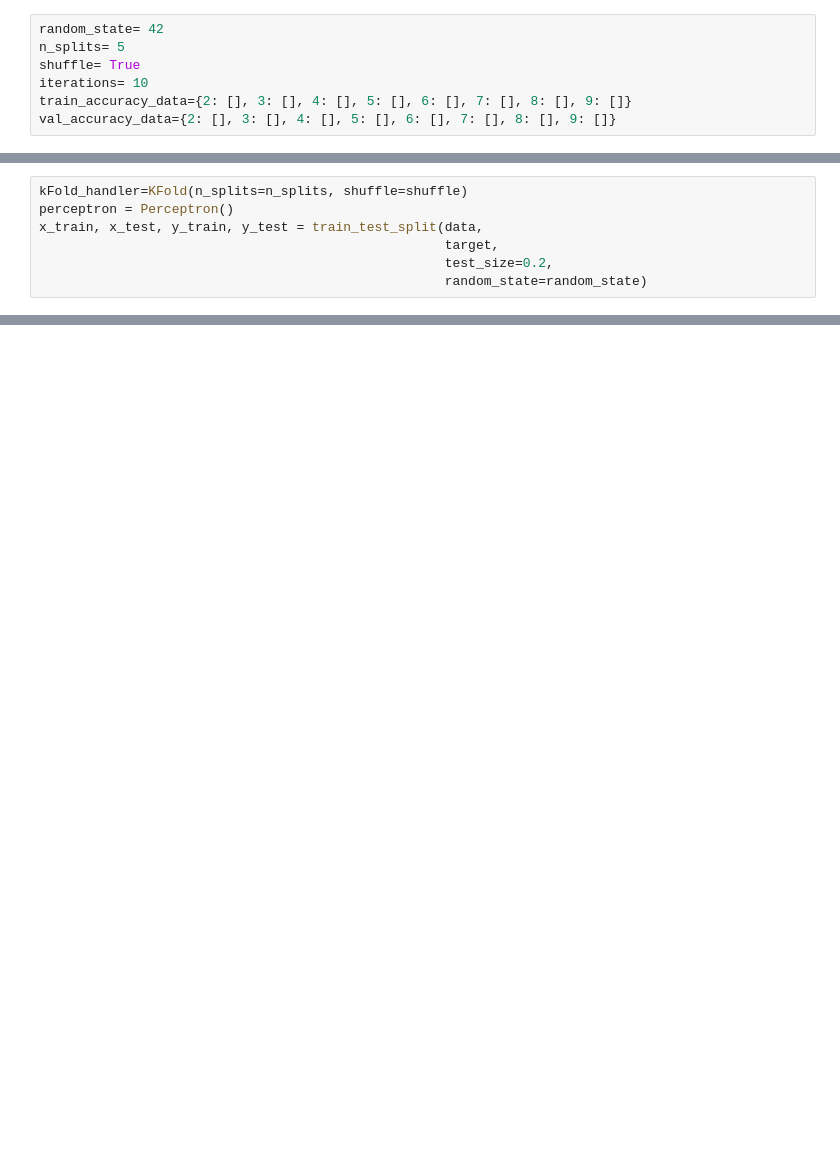
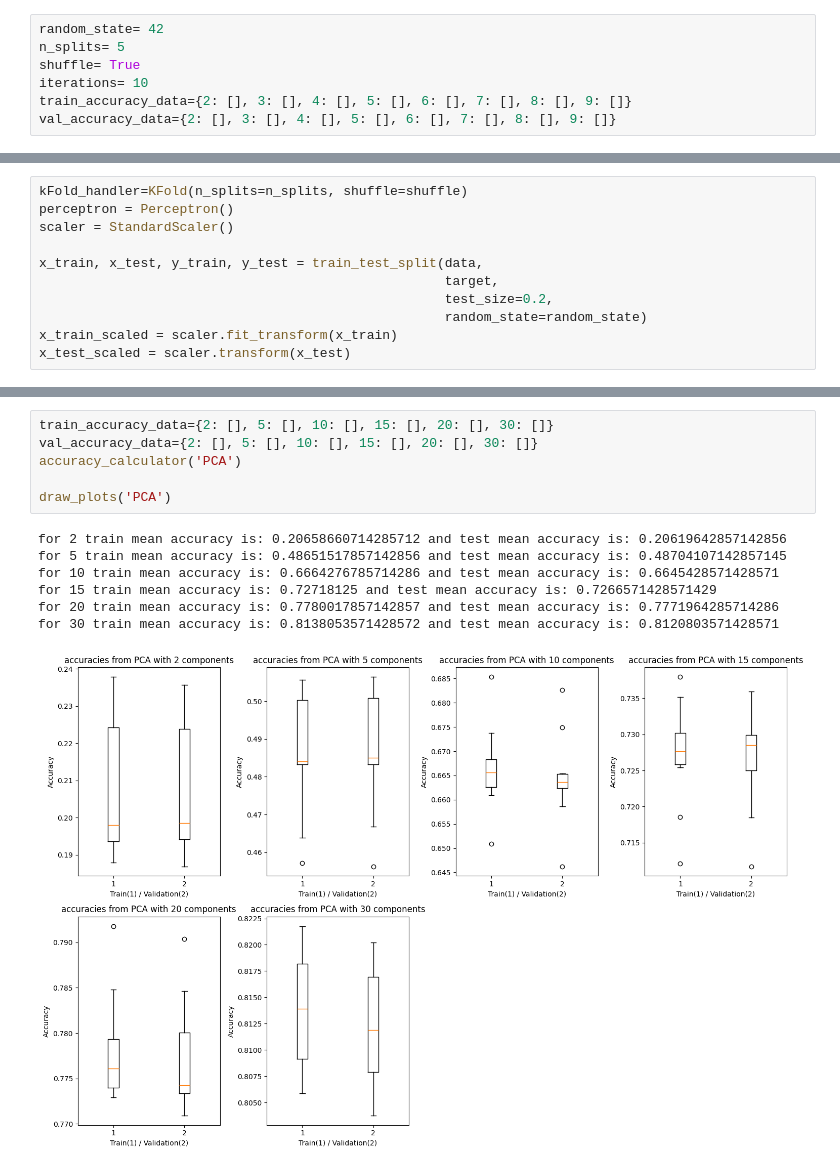
Before and after one commit to shayan1999/LDA_ML, a Jupyter notebook: mnist.ipynb, the cells around one changed output, grey strips where cells are left out. Cells and saved outputs as stored; diff of their text form; blank space fills up the shorter version.

```diff
--- a/mnist.ipynb
+++ b/mnist.ipynb
@@ -22,7 +40,11 @@ val_accuracy_data={2: [], 3: [], 4: [], 5: [], 6: [], 7: [], 8: [], 9: []}
 # %%
 kFold_handler=KFold(n_splits=n_splits, shuffle=shuffle)
 perceptron = Perceptron()
+scaler = StandardScaler()
+
 x_train, x_test, y_train, y_test = train_test_split(data,
                                                     target,
                                                     test_size=0.2,
                                                     random_state=random_state)
+x_train_scaled = scaler.fit_transform(x_train)
+x_test_scaled = scaler.transform(x_test)
@@ -71,0 +167,14 @@ plt.show()
+# %%
+train_accuracy_data={2: [], 5: [], 10: [], 15: [], 20: [], 30: []}
+val_accuracy_data={2: [], 5: [], 10: [], 15: [], 20: [], 30: []}
+accuracy_calculator('PCA')
+
+draw_plots('PCA')
+# %% [output]
+for 2 train mean accuracy is: 0.20658660714285712 and test mean accuracy is: 0.20619642857142856
+for 5 train mean accuracy is: 0.48651517857142856 and test mean accuracy is: 0.48704107142857145
+for 10 train mean accuracy is: 0.6664276785714286 and test mean accuracy is: 0.6645428571428571
+for 15 train mean accuracy is: 0.72718125 and test mean accuracy is: 0.7266571428571429
+for 20 train mean accuracy is: 0.7780017857142857 and test mean accuracy is: 0.7771964285714286
+for 30 train mean accuracy is: 0.8138053571428572 and test mean accuracy is: 0.8120803571428571
+[figure, added]
```
Also changed, not shown: parts of 23 cells of this notebook, 1 other file.
